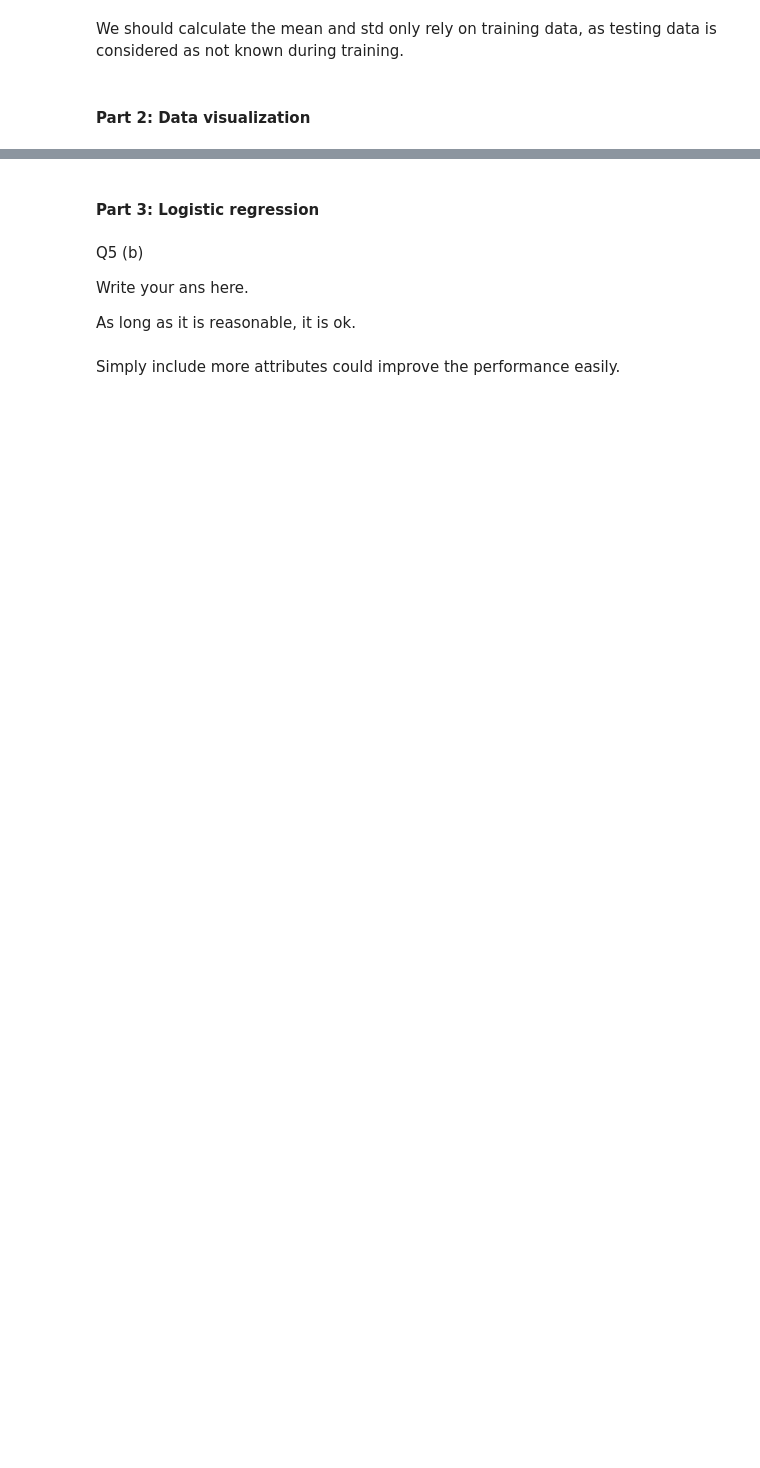
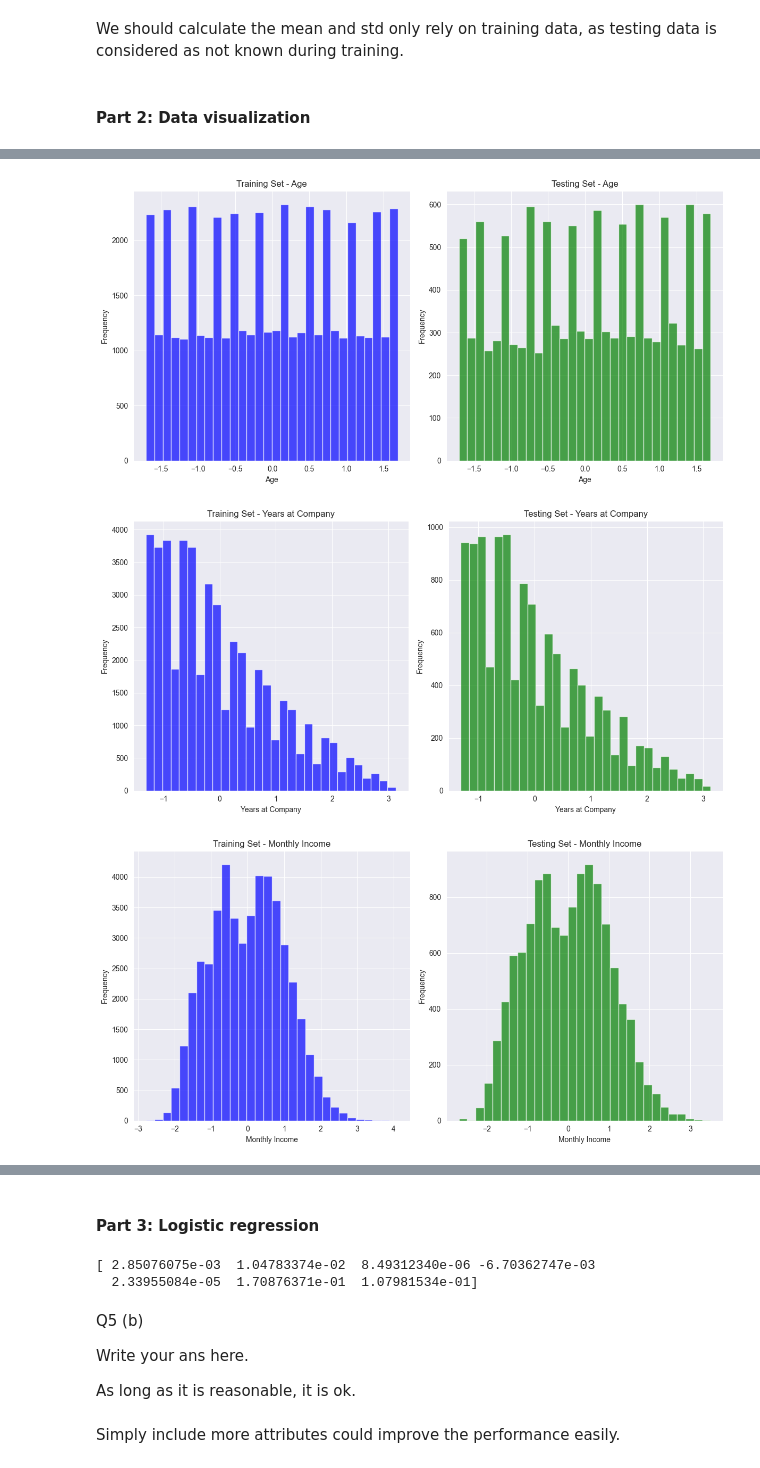
Before and after one commit to mawga2/year3_proj, a Jupyter notebook: stat3612/assign1.ipynb, the cells around one changed output, grey strips where cells are left out. Saved outputs shown, nothing was run; the diff lists cells and outputs as text; code cells hidden in the pictures; blank space fills up the shorter version.

```diff
--- a/stat3612/assign1.ipynb
+++ b/stat3612/assign1.ipynb
@@ -85,8 +116,7 @@ attr_names = ["Age", "Years at Company",  "Monthly Income",
              "Number of Dependents"]
 
 # ------------------
-# Write your code here
+df_standardized = (df - df.mean()) / df.std()
 
-
-
+print(df_standardized.head())
 # ------------------
@@ -93,9 +137,17 @@ attr_names = ["Age", "Years at Company",  "Monthly Income",
 # %%
 # Q3 (e)
+from sklearn.model_selection import train_test_split
 
 # ------------------
-# Write your code here
+train_df, test_df = train_test_split(df_standardized, test_size=0.2, random_state=42)
 
+train_mean = train_df.mean()
+train_std = train_df.std()
 
+train_df_standardized = (train_df - train_mean) / train_std
+test_df_standardized = (test_df - train_mean) / train_std
 
+print(train_df_standardized.head())
+print("\n")
+print(test_df_standardized.head())
 # ------------------
@@ -123,8 +196,25 @@ We should calculate the mean and std only rely on training data, as testing data
 # %%
 # Q4 (c)
 #  -------------------
-# Write your code here
+for attribute in attr_names:
+    plt.figure(figsize=(12, 6))
 
+    plt.subplot(1, 2, 1)
+    plt.hist(train_df[attribute], bins=30, alpha=0.7, color='blue')
+    plt.title(f'Training Set - {attribute}')
+    plt.xlabel(attribute)
+    plt.ylabel('Frequency')
 
+    plt.subplot(1, 2, 2)
+    plt.hist(test_df[attribute], bins=30, alpha=0.7, color='green')
+    plt.title(f'Testing Set - {attribute}')
+    plt.xlabel(attribute)
+    plt.ylabel('Frequency')
 
+    plt.tight_layout()
+    plt.show()
 #  -------------------
+# %% [output]
+[figure, added]
+[figure, added]
+[figure, added]
@@ -139,10 +233,24 @@ train_columns = ["Age", "Years at Company",  "Monthly Income",
 test_columns = ["Attrition"]
 
 # -------------------
-# Write your code here
+cols = train_columns + test_columns
+df5 = pd.read_csv(file_path, usecols=cols)
+df5['Attrition'] = df5['Attrition'].map({'Stayed': 1, 'Left': 0})
 
+train_df5, test_df5 = train_test_split(df5, test_size=0.2, random_state=42)
 
+X_train = train_df5[train_columns]
+y_train = train_df5['Attrition']
+
+log_reg = LogisticRegression(max_iter=1000)
+log_reg.fit(X_train, y_train)
+
+coefficients = log_reg.coef_[0]
+print(coefficients)
 # -------------------
+# %% [output]
+[ 2.85076075e-03  1.04783374e-02  8.49312340e-06 -6.70362747e-03
+  2.33955084e-05  1.70876371e-01  1.07981534e-01]
 # %% [markdown]
  Q5 (b)
 
```
Also changed, not shown: parts of 9 cells of this notebook.
